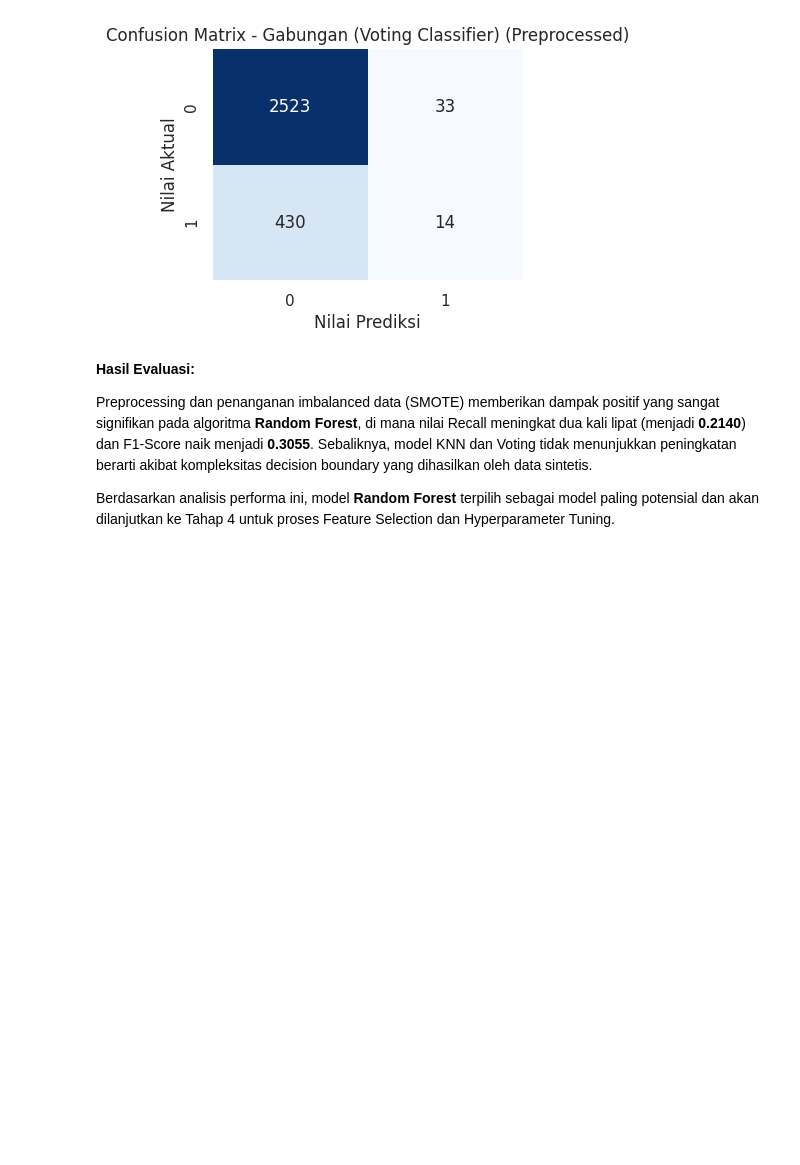
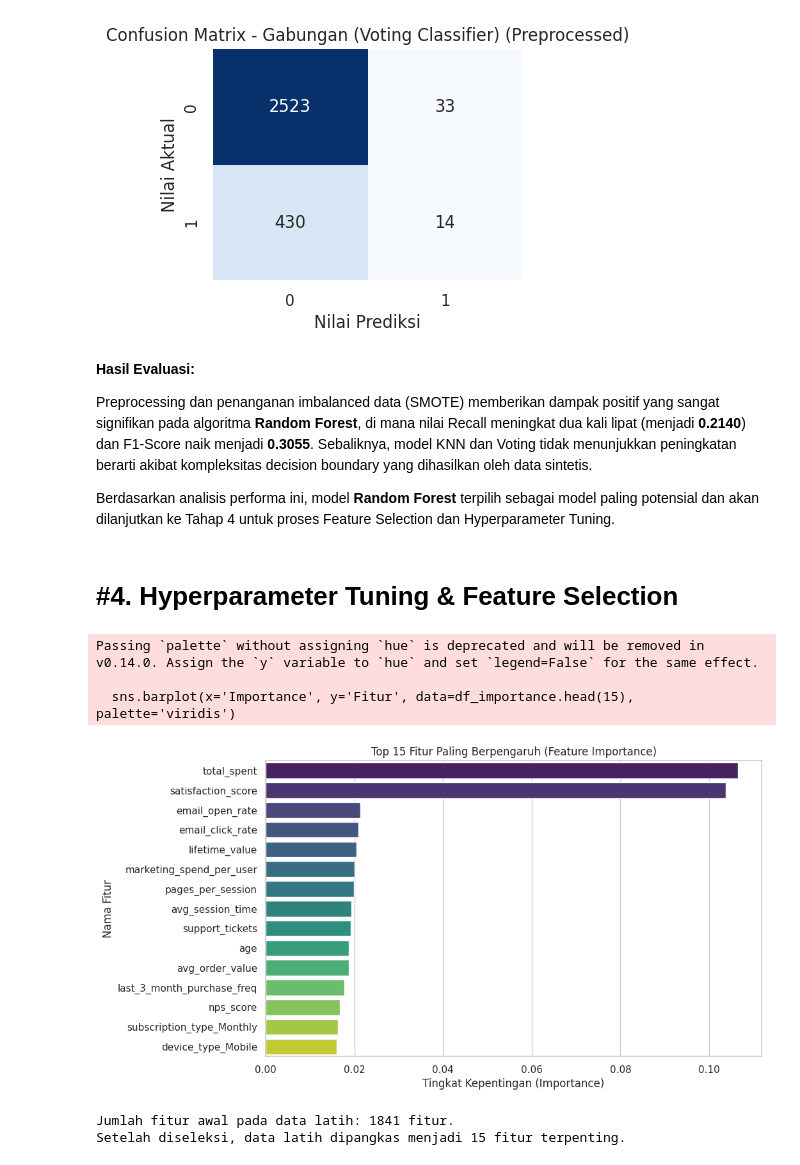
Before and after one commit to dafaisaa/UAS-BengkelKoding-A11.2023.14951, a Jupyter notebook: UAS_A11_2023_14951.ipynb, the cells around one changed output. Drawn from its saved outputs; the diff is of its cells as text; code cells hidden in the pictures; blank space fills up the shorter version.

```diff
--- a/UAS_A11_2023_14951.ipynb
+++ b/UAS_A11_2023_14951.ipynb
@@ -388,3 +389,40 @@ yang dihasilkan oleh data sintetis.
 Berdasarkan analisis performa ini, model **Random Forest** terpilih
 sebagai model paling potensial dan akan dilanjutkan ke Tahap 4
 untuk proses Feature Selection dan Hyperparameter Tuning.
+# %% [markdown]
+# #4. Hyperparameter Tuning & Feature Selection
+# %%
+# Menggunakan Random Forest dari Tahap 3 untuk melihat fitur mana yang penting
+rf_fs = RandomForestClassifier(random_state=42)
+rf_fs.fit(X_train_scaled, y_train_balanced)
+
+# Mengambil nilai pentingnya fitur (importance)
+importances = rf_fs.feature_importances_
+feature_names = X.columns
+
+# Menggabungkan nama fitur dan nilainya ke dalam DataFrame agar mudah diurutkan
+df_importance = pd.DataFrame({'Fitur': feature_names, 'Importance': importances})
+df_importance = df_importance.sort_values(by='Importance', ascending=False)
+
+# Visualisasi Top 15 Fitur Paling Berpengaruh
+plt.figure(figsize=(10, 6))
+sns.barplot(x='Importance', y='Fitur', data=df_importance.head(15), palette='viridis')
+plt.title('Top 15 Fitur Paling Berpengaruh (Feature Importance)')
+plt.xlabel('Tingkat Kepentingan (Importance)')
+plt.ylabel('Nama Fitur')
+plt.show()
+
+# Memilih hanya top 15 fitur untuk mempercepat proses tuning
+top_features_idx = df_importance.head(15).index
+X_train_selected = X_train_scaled[:, top_features_idx]
+X_test_selected = X_test_scaled[:, top_features_idx]
+
+print(f"Jumlah fitur awal pada data latih: {X_train_scaled.shape[1]} fitur.")
+print(f"Setelah diseleksi, data latih dipangkas menjadi {X_train_selected.shape[1]} fitur terpenting.")
+# %% [output]
+Passing `palette` without assigning `hue` is deprecated and will be removed in v0.14.0. Assign the `y` variable to `hue` and set `legend=False` for the same effect.
+
+  sns.barplot(x='Importance', y='Fitur', data=df_importance.head(15), palette='viridis')
+[figure, added]
+Jumlah fitur awal pada data latih: 1841 fitur.
+Setelah diseleksi, data latih dipangkas menjadi 15 fitur terpenting.
```
Also changed, not shown: parts of 3 cells of this notebook.
